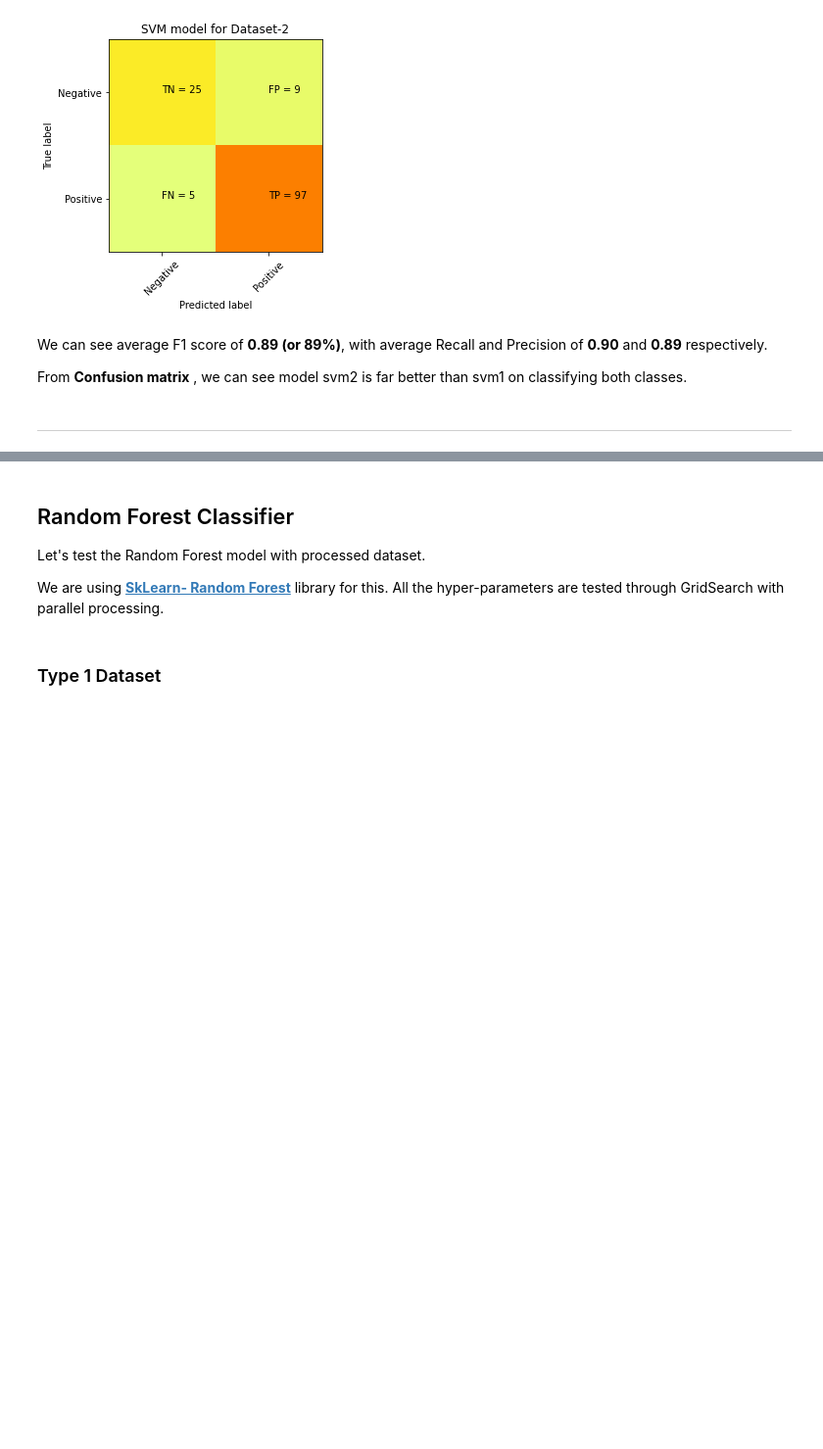
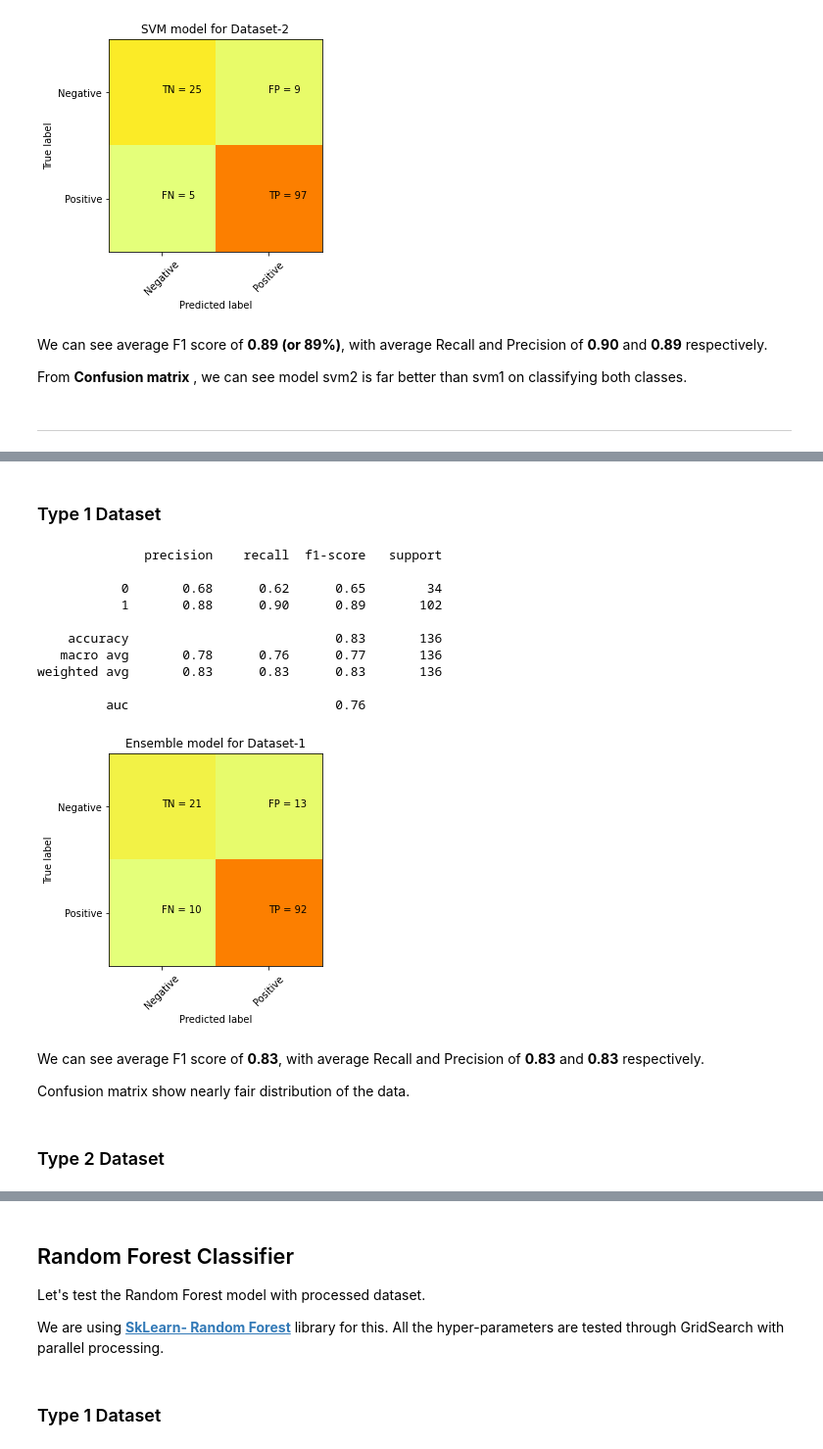
Before and after one commit to ShaileshAdhikari/parkinsons_classification, a Jupyter notebook: main/models.ipynb, the cells around one changed output, grey strips where cells are left out. Shown at 98% size. Saved outputs shown, nothing was run; the diff lists cells and outputs as text; code cells hidden in the pictures; blank space fills up the shorter version.

Commit message:
Random Forest and Naive Bayes Models

```diff
--- a/main/models.ipynb
+++ b/main/models.ipynb
@@ -198,0 +206,39 @@ From **Confusion matrix** , we can see model svm2 is far better than svm1 on cla
+# %% [markdown]
+### Type 1 Dataset
+# %%
+ensemble1_model = RandomForestModel(
+    criterion='gini',
+    max_depth=5,
+    max_features='sqrt',
+    min_samples_split=17,
+    ccp_alpha=0.02,
+    splitter='best',
+    min_impurity_decrease=0.06,
+    n_estimators=17,
+    class_weight='balanced',
+    random_state=42
+)
+ensemble1_model.fit(X1_train, y1_train)
+
+prediction = ensemble1_model.predict(X1_test)
+# %%
+print(classification_report(y1_test,prediction))
+confusion_matrix(y1_test,prediction,"Ensemble model for Dataset-1")
+# %% [output]
+              precision    recall  f1-score   support
+
+           0       0.68      0.62      0.65        34
+           1       0.88      0.90      0.89       102
+
+    accuracy                           0.83       136
+   macro avg       0.78      0.76      0.77       136
+weighted avg       0.83      0.83      0.83       136
+
+         auc                           0.76
+[figure, added]
+# %% [markdown]
+We can see average F1 score of **0.83**, with average Recall and Precision of **0.83** and **0.83** respectively.
+
+Confusion matrix show nearly fair distribution of the data.
+# %% [markdown]
+### Type 2 Dataset
```
Also changed, not shown: parts of 16 cells of this notebook.
